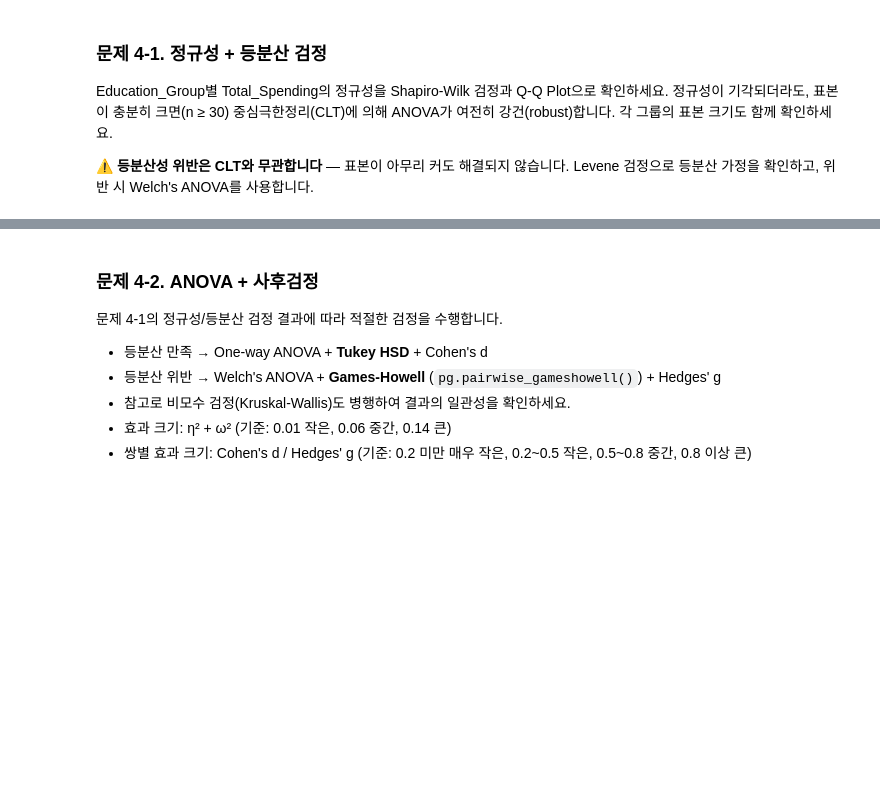
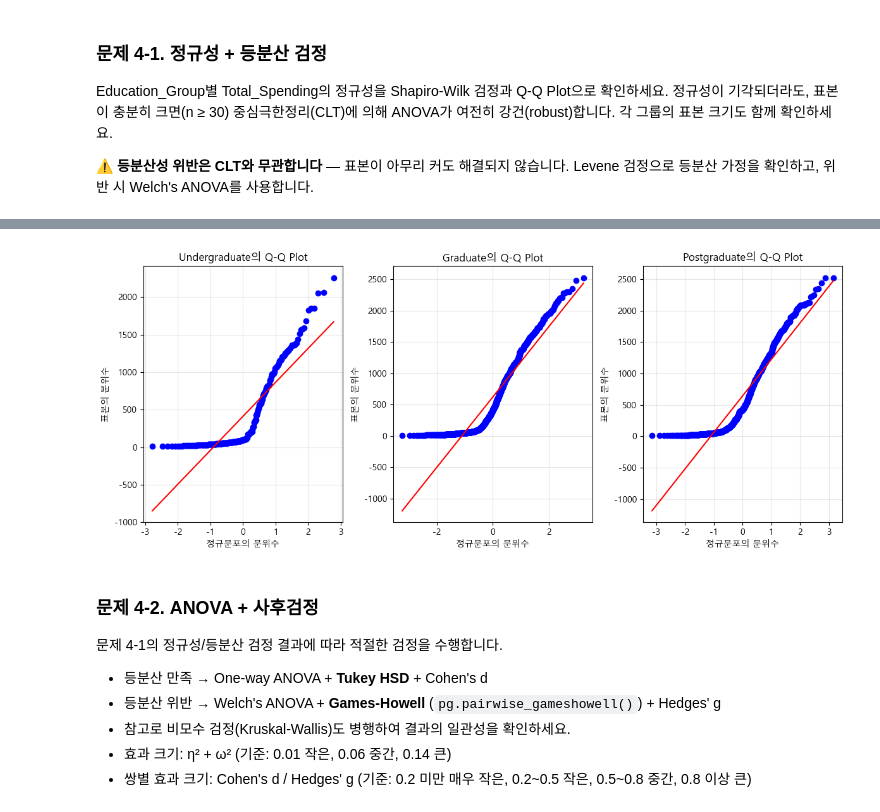
Before and after one commit to sparta-data11-statistics-practice/practice-01-descriptive-statistics-Heesang01, a Jupyter notebook: practice_comprehensive.ipynb, the cells around one changed output, grey strips where cells are left out. Saved outputs shown, nothing was run; the diff lists cells and outputs as text; code cells hidden in the pictures; blank space fills up the shorter version.

```diff
--- a/practice_comprehensive.ipynb
+++ b/practice_comprehensive.ipynb
@@ -881,7 +870,21 @@ Levene 검정으로 등분산 가정을 확인하고, 위반 시 Welch's ANOVA
 # %%
 edu_groups = ['Undergraduate', 'Graduate', 'Postgraduate']
 
+
 # TODO 4-1(a): Shapiro-Wilk 검정 (각 그룹별)
+for i in edu_groups:
+    temp = df.loc[df['Education_Group']==i, 'Total_Spending']
+    stats_sw, p_value = stats.shapiro(temp)
+    print(f'{i}의 shapiro 검정 결과 : stats = {stats_sw}, p-value = {p_value}, n = {len(temp)}')
 
 # TODO 4-1(b): Levene 등분산 검정 → use_welch = True/False 설정
-use_welch = None
+group_data = [
+    df.loc[df['Education_Group']==i, 'Total_Spending'] for i in edu_groups
+]
+lev_stat, lev_p = stats.levene(*group_data)
+if lev_p < 0.05 :
+    use_welch = True
+    print('등분산 위반(use_welch = True)')
+else:
+    use_welch = False
+    print('등분산 가정 충족 (use_welch = False)')
@@ -888,5 +896,18 @@ use_welch = None
 # %%
 # TODO 4-1(b): Q-Q Plot (1×3 서브플롯)
+fig, axes = plt.subplots(1,3,figsize=(12,5))
+for i in edu_groups:
+    temp = df.loc[df['Education_Group']==i, 'Total_Spending']
+    idx = edu_groups.index(i)
+    stats.probplot(temp, dist='norm',plot=axes[idx])
+    axes[idx].set_title(f'{i}의 Q-Q Plot')
+    axes[idx].set_xlabel('정규분포의 분위수')
+    axes[idx].set_ylabel('표본의 분위수')
+    axes[idx].grid(alpha=0.3)
+plt.tight_layout()
+plt.show()
+# %% [output]
+[figure, added]
 # %% [markdown]
 ### 문제 4-2. ANOVA + 사후검정
 
```
Also changed, not shown: parts of 24 cells of this notebook, 1 other file.
